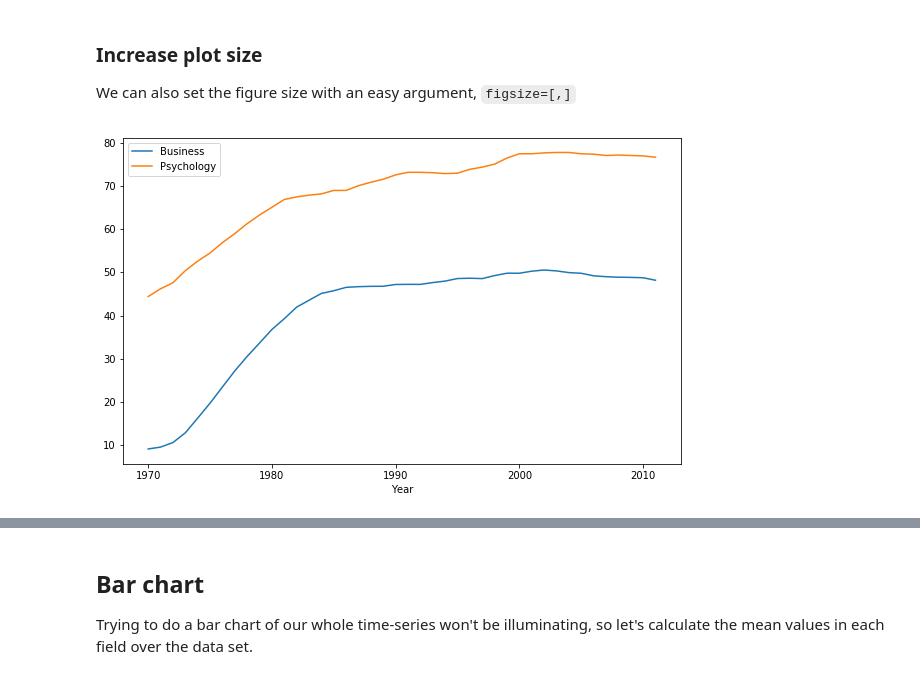
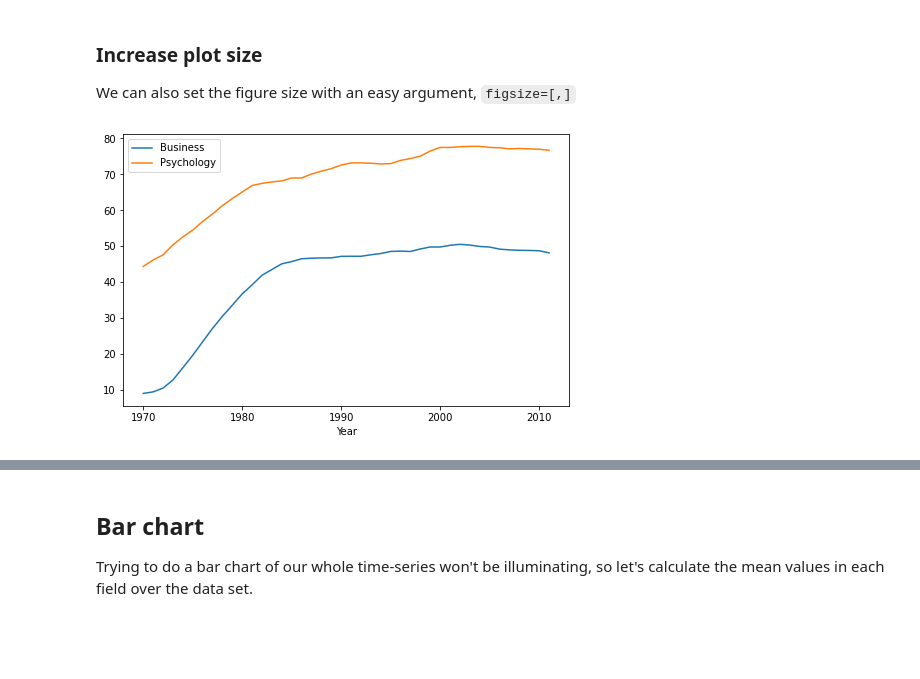
Before and after one commit to emonson/pandas-jupyterlab, a Jupyter notebook: BasicPandasPlotting.ipynb, the cells around one changed output, grey strips where cells are left out. Drawn from its saved outputs; the diff is of its cells as text; code cells hidden in the pictures; blank space fills up the shorter version.

```diff
--- a/BasicPandasPlotting.ipynb
+++ b/BasicPandasPlotting.ipynb
@@ -95,6 +101,6 @@ df.plot.line();
 
 We can also set the figure size with an easy argument, `figsize=[,]`
 # %%
-df.plot.line(y=['Business','Psychology'], figsize=[10,6]);
+df.plot.line(y=['Business','Psychology'], figsize=[8,5]);
 # %% [output]
-[figure, old version]
+[figure, new version]
```
Also changed, not shown: parts of 30 cells of this notebook, 16 other files.
